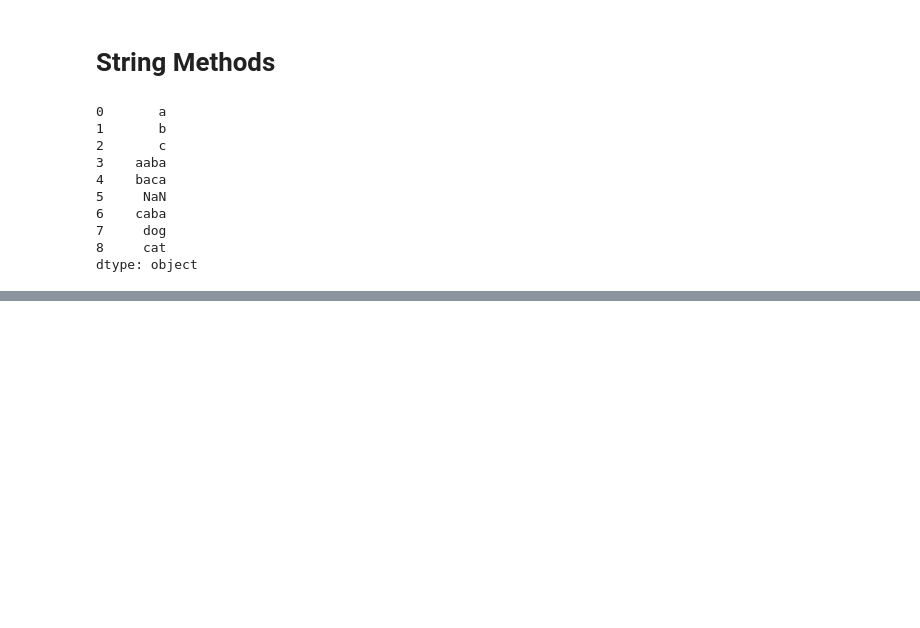
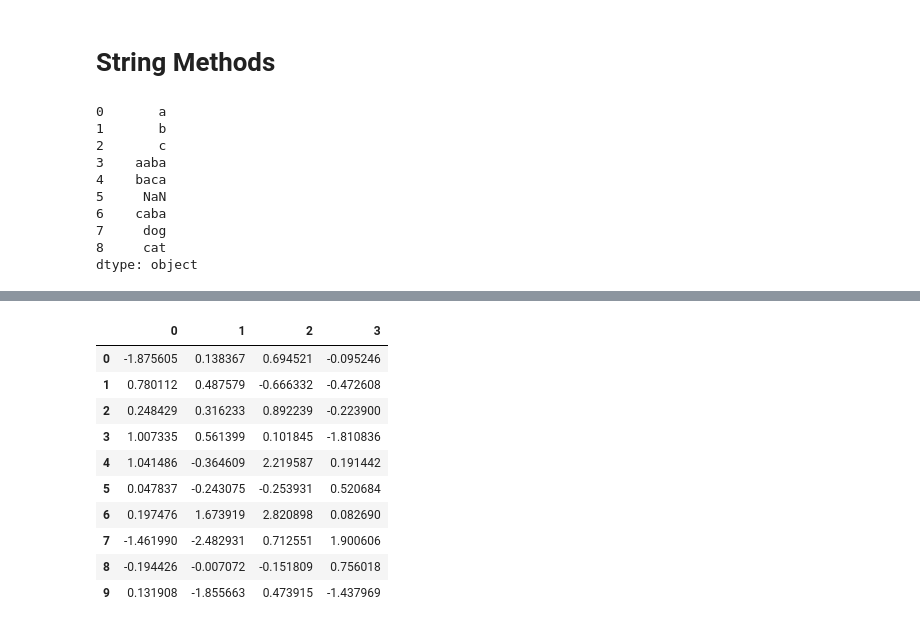
Before and after one commit to HwangHanJae/DataScience_Basic_Tect, a Jupyter notebook: pandas_10minutes_tutorial.ipynb, the cells around one changed output, grey strips where cells are left out. Drawn from its saved outputs; the diff is of its cells as text; code cells hidden in the pictures; blank space fills up the shorter version.

Commit message:
Merge(Concat & Join) 파트

```diff
--- a/pandas_10minutes_tutorial.ipynb
+++ b/pandas_10minutes_tutorial.ipynb
@@ -660,0 +684,3 @@ dtype: object
+# %%
+pieces = [df[:3], df[3:7],df[7:]]
+pieces
@@ -660,0 +701,14 @@ dtype: object
+# %%
+pd.concat(pieces)
+# %% [output]
+|  | 0 | 1 | 2 | 3 |
+| 0 | -1.875605 | 0.138367 | 0.694521 | -0.095246 |
+| 1 | 0.780112 | 0.487579 | -0.666332 | -0.472608 |
+| 2 | 0.248429 | 0.316233 | 0.892239 | -0.223900 |
+| 3 | 1.007335 | 0.561399 | 0.101845 | -1.810836 |
+| 4 | 1.041486 | -0.364609 | 2.219587 | 0.191442 |
+| 5 | 0.047837 | -0.243075 | -0.253931 | 0.520684 |
+| 6 | 0.197476 | 1.673919 | 2.820898 | 0.082690 |
+| 7 | -1.461990 | -2.482931 | 0.712551 | 1.900606 |
+| 8 | -0.194426 | -0.007072 | -0.151809 | 0.756018 |
+| 9 | 0.131908 | -1.855663 | 0.473915 | -1.437969 |
```
Also changed, not shown: parts of 61 cells of this notebook.
